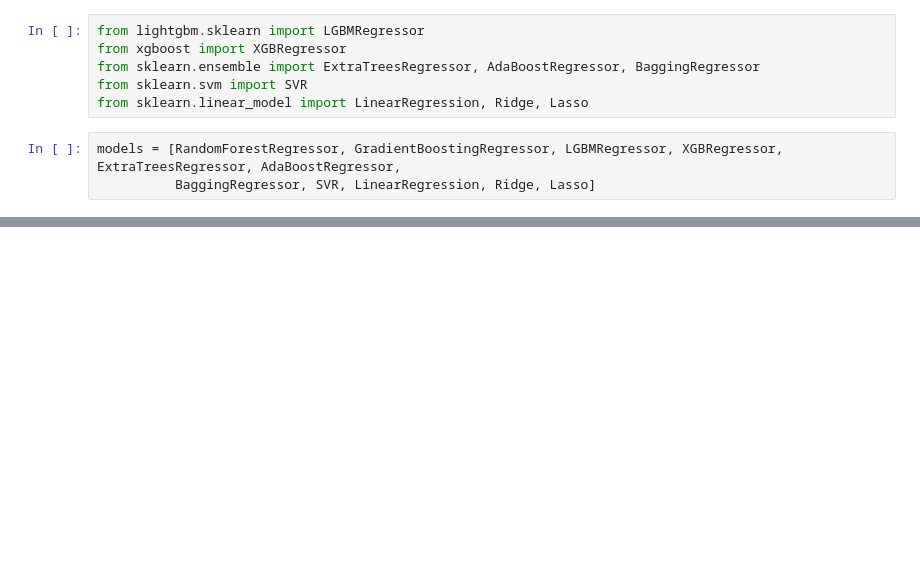
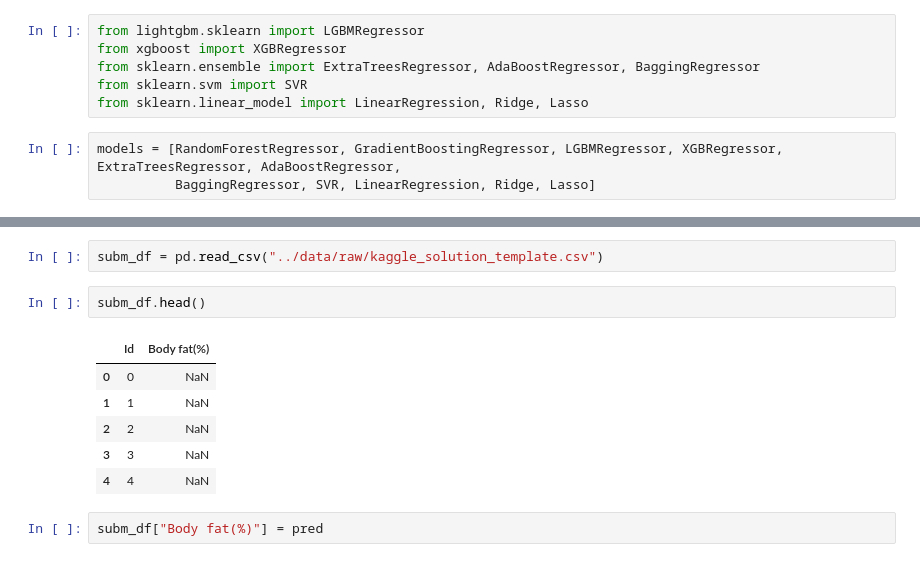
Before and after one commit to manishym/udacity-body-fat-prediction-challenge, a Jupyter notebook: notebooks/udacity-body-fat-prediction-challenge.ipynb, the cells around one changed output, grey strips where cells are left out. Cells and saved outputs as stored; diff of their text form; blank space fills up the shorter version.

```diff
--- a/notebooks/udacity-body-fat-prediction-challenge.ipynb
+++ b/notebooks/udacity-body-fat-prediction-challenge.ipynb
@@ -179,0 +296,13 @@ for model in models:
+# %%
+subm_df = pd.read_csv("../data/raw/kaggle_solution_template.csv")
+# %%
+subm_df.head()
+# %% [output]
+|  | Id | Body fat(%) |
+| 0 | 0 | NaN |
+| 1 | 1 | NaN |
+| 2 | 2 | NaN |
+| 3 | 3 | NaN |
+| 4 | 4 | NaN |
+# %%
+subm_df["Body fat(%)"] = pred
```
Also changed, not shown: parts of 45 cells of this notebook.
